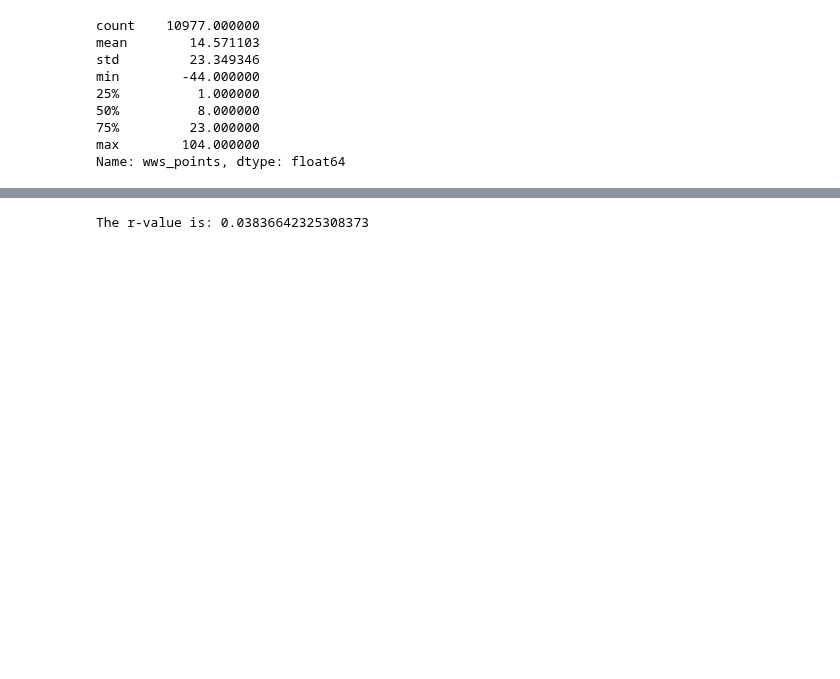
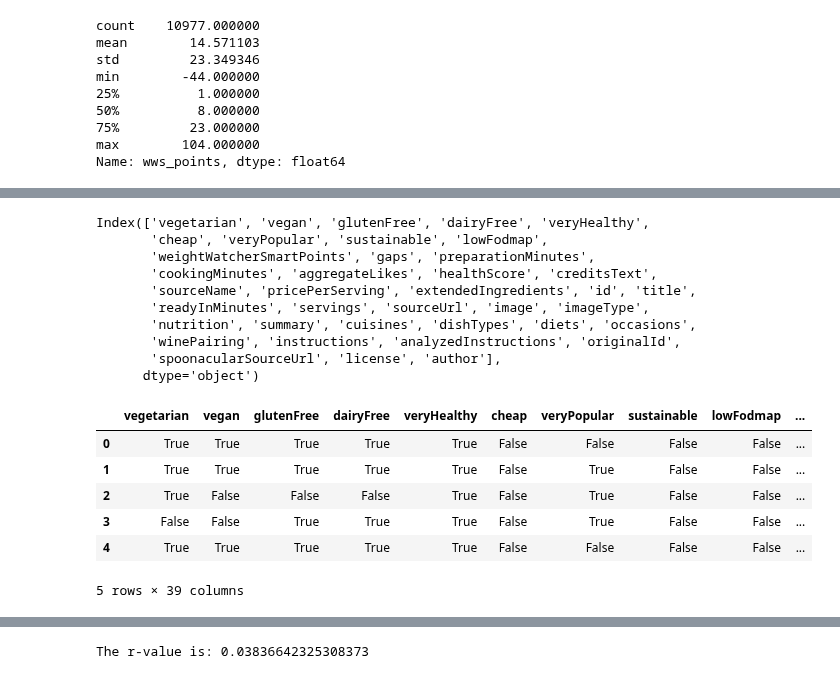
Before and after one commit to alyssahondrade/Project1, a Jupyter notebook: recipes_exploration.ipynb, the cells around one changed output, grey strips where cells are left out. Cells and saved outputs as stored; diff of their text form; code cells hidden in the pictures; blank space fills up the shorter version.

```diff
--- a/recipes_exploration.ipynb
+++ b/recipes_exploration.ipynb
@@ -912,0 +1020,25 @@ Name: wws_points, dtype: float64
+# %%
+# Import and display recipe information results
+info_df = pd.read_csv(f'Resources/02_raw_data/info_master_0.csv')
+
+# Display the DataFrame and its columns
+print(info_df.columns)
+info_df.head()
+# %% [output]
+Index(['vegetarian', 'vegan', 'glutenFree', 'dairyFree', 'veryHealthy',
+       'cheap', 'veryPopular', 'sustainable', 'lowFodmap',
+       'weightWatcherSmartPoints', 'gaps', 'preparationMinutes',
+       'cookingMinutes', 'aggregateLikes', 'healthScore', 'creditsText',
+       'sourceName', 'pricePerServing', 'extendedIngredients', 'id', 'title',
+       'readyInMinutes', 'servings', 'sourceUrl', 'image', 'imageType',
+       'nutrition', 'summary', 'cuisines', 'dishTypes', 'diets', 'occasions',
+       'winePairing', 'instructions', 'analyzedInstructions', 'originalId',
+       'spoonacularSourceUrl', 'license', 'author'],
+      dtype='object')
+|  | vegetarian | vegan | glutenFree | dairyFree | veryHealthy | cheap | veryPopular | sustainable | lowFodmap | ... |
+| 0 | True | True | True | True | True | False | False | False | False | ... |
+| 1 | True | True | True | True | True | False | True | False | False | ... |
+| 2 | True | False | False | False | True | False | True | False | False | ... |
+| 3 | False | False | True | True | True | False | True | False | False | ... |
+| 4 | True | True | True | True | True | False | False | False | False | ... |
+5 rows × 39 columns
```
Also changed, not shown: parts of 43 cells of this notebook, 1 other file.
